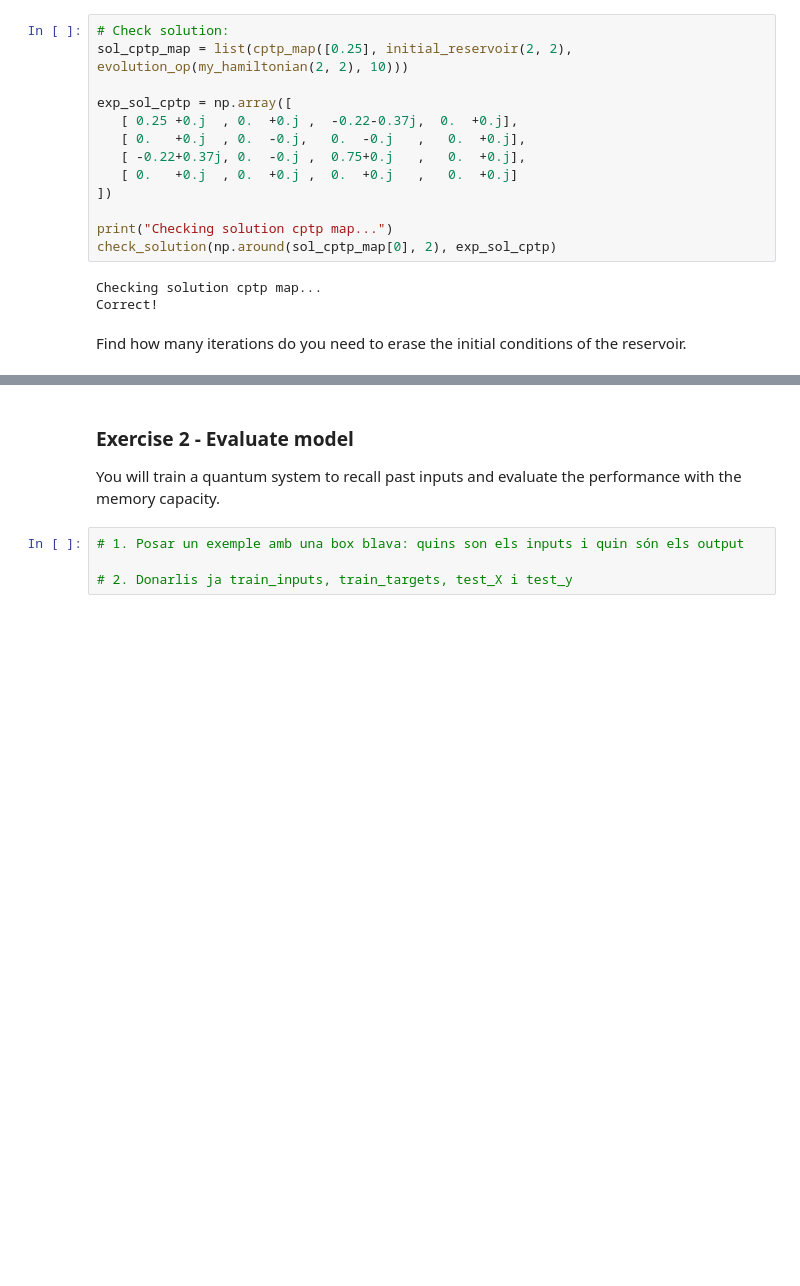
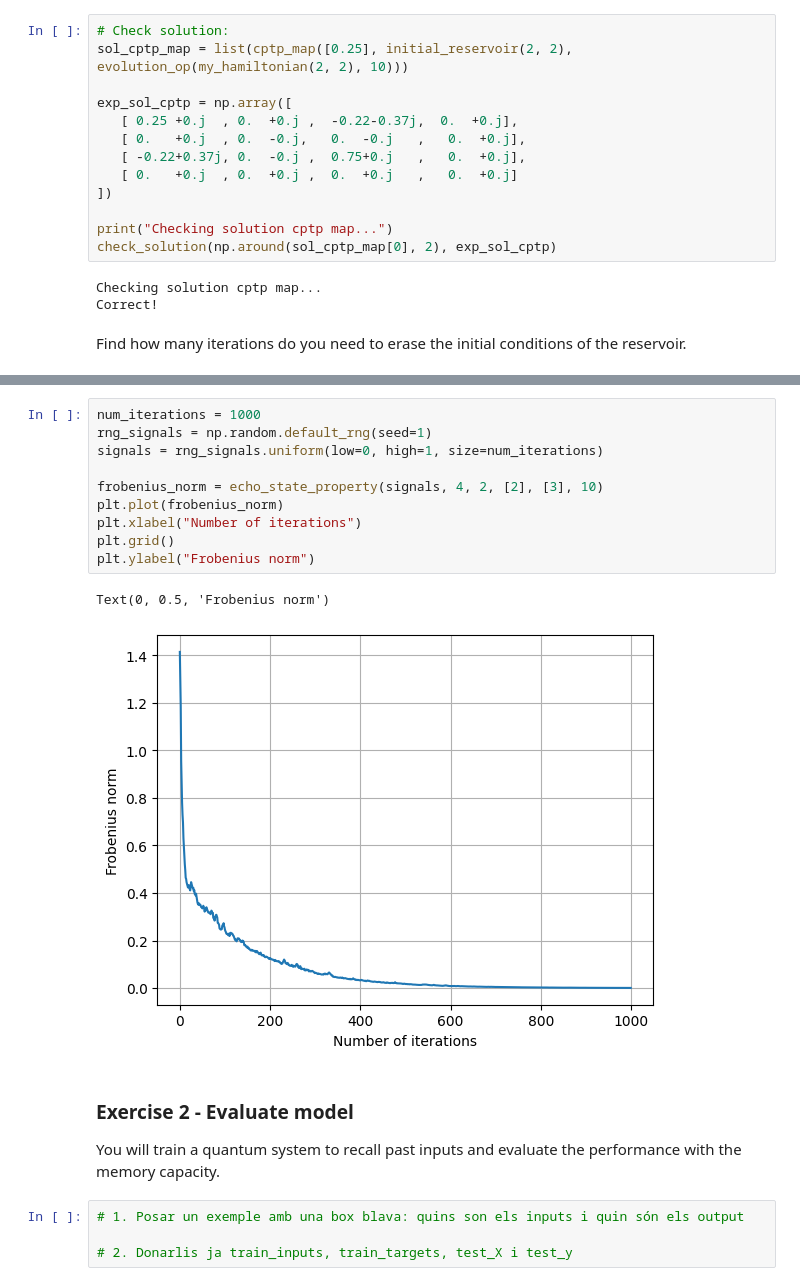
Before and after one commit to gllodra12/Benchmarking_QRC, a Jupyter notebook: notebooks/Practice-lec24.ipynb, the cells around one changed output, grey strips where cells are left out. Drawn from its saved outputs; the diff is of its cells as text; blank space fills up the shorter version.

Commit message:
add echo state property

```diff
--- a/notebooks/Practice-lec24.ipynb
+++ b/notebooks/Practice-lec24.ipynb
@@ -286,6 +323,19 @@ def echo_state_property(signals, num_sites, dim_site, exc_sites_a, exc_sites_b,
 
     # Measure the Frobenius distance
     return convergence(rho_a_generator, rho_b_generator)
+# %%
+num_iterations = 1000
+rng_signals = np.random.default_rng(seed=1)
+signals = rng_signals.uniform(low=0, high=1, size=num_iterations)
+
+frobenius_norm = echo_state_property(signals, 4, 2, [2], [3], 10)
+plt.plot(frobenius_norm)
+plt.xlabel("Number of iterations")
+plt.grid()
+plt.ylabel("Frobenius norm")
+# %% [output]
+Text(0, 0.5, 'Frobenius norm')
+[figure, added]
 # %% [markdown]
 ### Exercise 2 - Evaluate model
 
```
Also changed, not shown: parts of 1 cell of this notebook.
